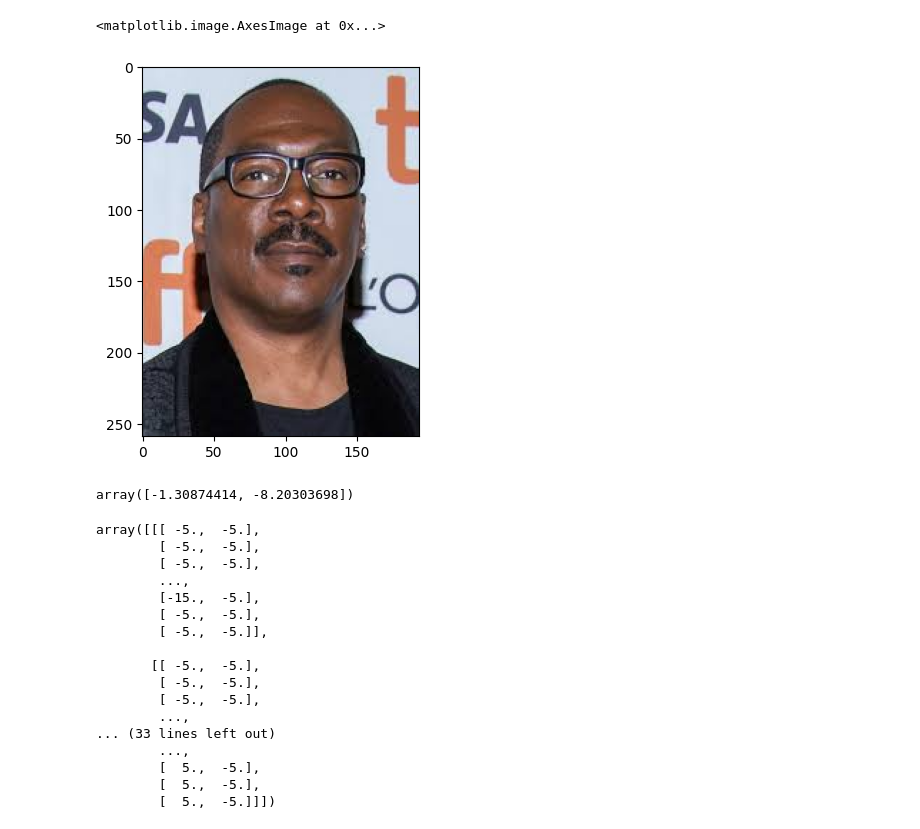
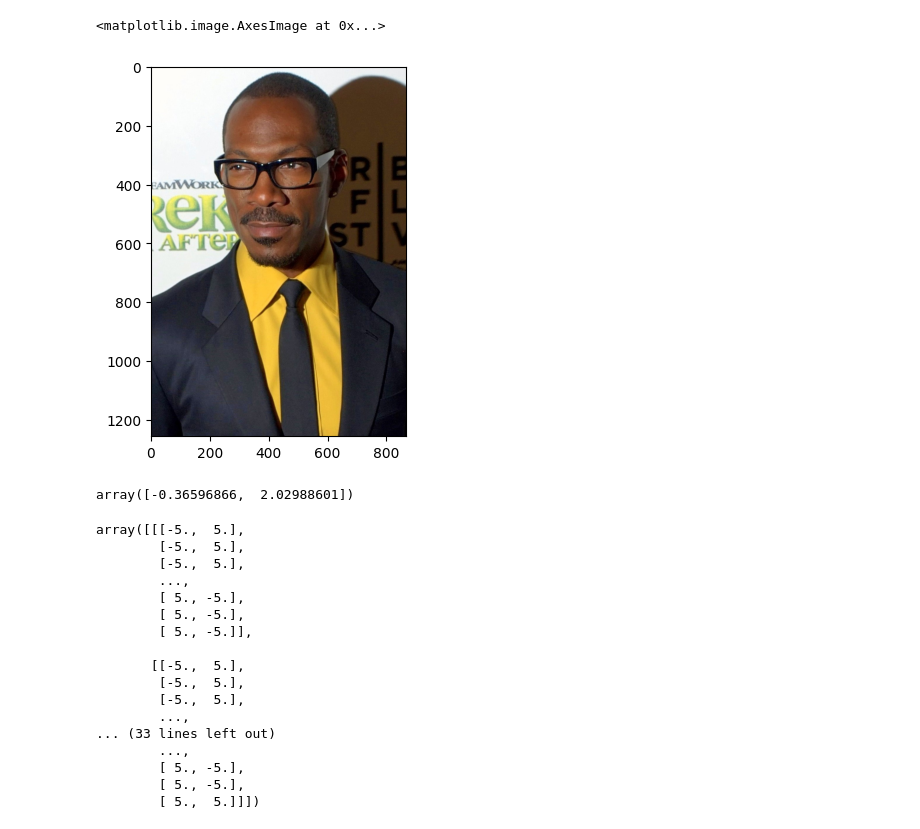
Before and after one commit to Kaduo/Deep-colorization-BIHAR-24-26, a Jupyter notebook: quantize.ipynb, the cells around one changed output. Saved outputs shown, nothing was run; the diff lists cells and outputs as text; code cells hidden in the pictures.

```diff
--- a/quantize.ipynb
+++ b/quantize.ipynb
@@ -5,13 +18,13 @@ import numpy as np
 # %%
-eddie = skimage.io.imread("eddie.jpg")
+eddie = skimage.io.imread("eddie hi-res.png")[:,:,:3]
 plt.imshow(eddie)
 
 # Convertir eddie en Lab
 # Séparer L et ab
 # "Discrétiser" ab avec des blocs de taille 10
 # %% [output]
 <matplotlib.image.AxesImage at 0x...>
-[figure, old version]
+[figure, new version]
 # %%
 eddie_Lab = skimage.color.rgb2lab(eddie)
 eddie_L = eddie_Lab[:,:,0]
@@ -19,28 +32,28 @@ eddie_ab = eddie_Lab[:,:,1:]
 # %%
 eddie_ab[0,0]
 # %% [output]
-array([-1.30874414, -8.20303698])
+array([-0.36596866,  2.02988601])
 # %%
 eddie_ab_quantized = (eddie_ab//10)*10 + 5
 eddie_ab_quantized
 # %% [output]
-array([[[ -5.,  -5.],
-        [ -5.,  -5.],
-        [ -5.,  -5.],
+array([[[-5.,  5.],
+        [-5.,  5.],
+        [-5.,  5.],
         ...,
-        [-15.,  -5.],
-        [ -5.,  -5.],
-        [ -5.,  -5.]],
+        [ 5., -5.],
+        [ 5., -5.],
+        [ 5., -5.]],
 
-       [[ -5.,  -5.],
-        [ -5.,  -5.],
-        [ -5.,  -5.],
+       [[-5.,  5.],
+        [-5.,  5.],
+        [-5.,  5.],
         ...,
 ... (33 lines left out)
         ...,
-        [  5.,  -5.],
-        [  5.,  -5.],
-        [  5.,  -5.]]])
+        [ 5., -5.],
+        [ 5., -5.],
+        [ 5.,  5.]]])
 # %%
 plt.imshow(skimage.color.lab2rgb(np.stack([eddie_L, eddie_ab_quantized[:,:,0], eddie_ab_quantized[:,:,1]], axis=2)))
 # %% [output]
```
Also changed, not shown: parts of 8 cells of this notebook, 8 other files.
